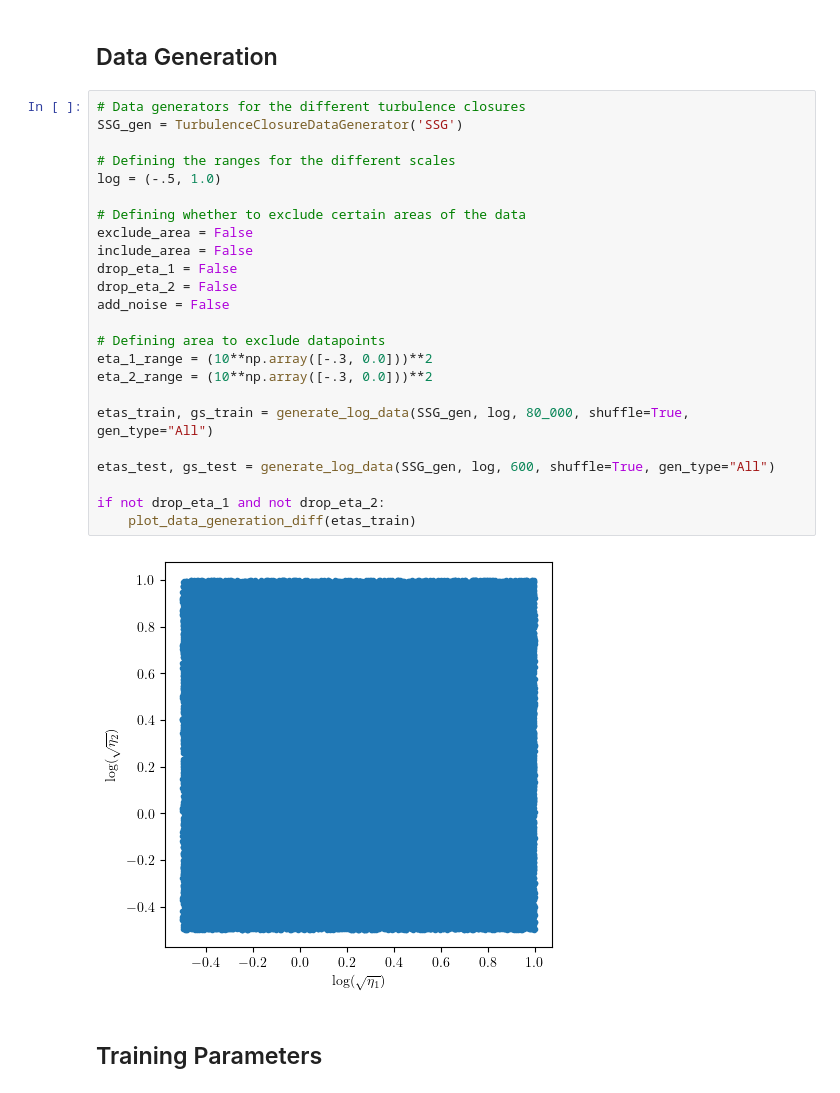
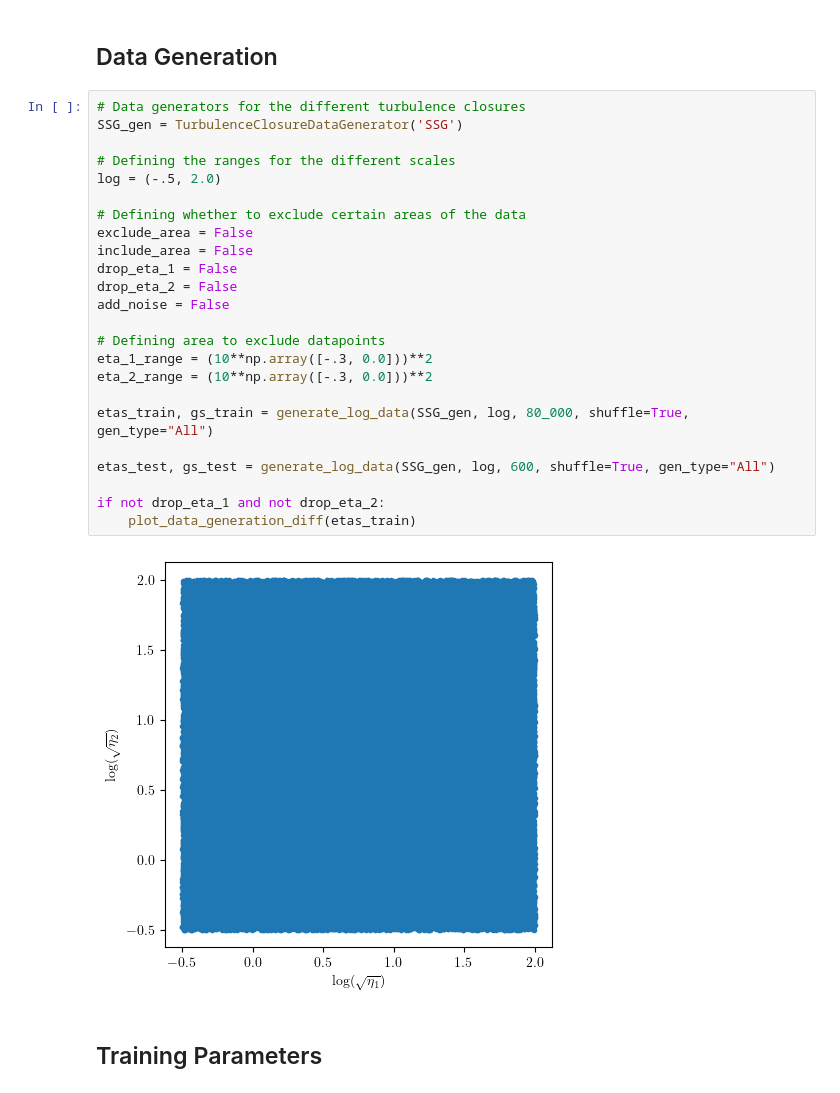
Before and after one commit to Crashprn/UncertaintyQuantification, a Jupyter notebook: Bayes_Train_SVI.ipynb, the cells around one changed output. Drawn from its saved outputs; the diff is of its cells as text.

```diff
--- a/Bayes_Train_SVI.ipynb
+++ b/Bayes_Train_SVI.ipynb
@@ -41,29 +41,29 @@ The autoreload extension is already loaded. To reload it, use:
 # %%
 # Data generators for the different turbulence closures
 SSG_gen = TurbulenceClosureDataGenerator('SSG')
 
 # Defining the ranges for the different scales
-log = (-.5, 1.0)
+log = (-.5, 2.0)
 
 # Defining whether to exclude certain areas of the data
 exclude_area = False
 include_area = False
 drop_eta_1 = False
 drop_eta_2 = False
 add_noise = False
 
 # Defining area to exclude datapoints
 eta_1_range = (10**np.array([-.3, 0.0]))**2
 eta_2_range = (10**np.array([-.3, 0.0]))**2
 
 etas_train, gs_train = generate_log_data(SSG_gen, log, 80_000, shuffle=True, gen_type="All")
 
 etas_test, gs_test = generate_log_data(SSG_gen, log, 600, shuffle=True, gen_type="All")
 
 if not drop_eta_1 and not drop_eta_2:
     plot_data_generation_diff(etas_train)
 # %% [output]
-[figure, old version]
+[figure, new version]
 # %% [markdown]
 ## Training Parameters
 # %%
```
Also changed, not shown: parts of 8 cells of this notebook, 5 other files.
